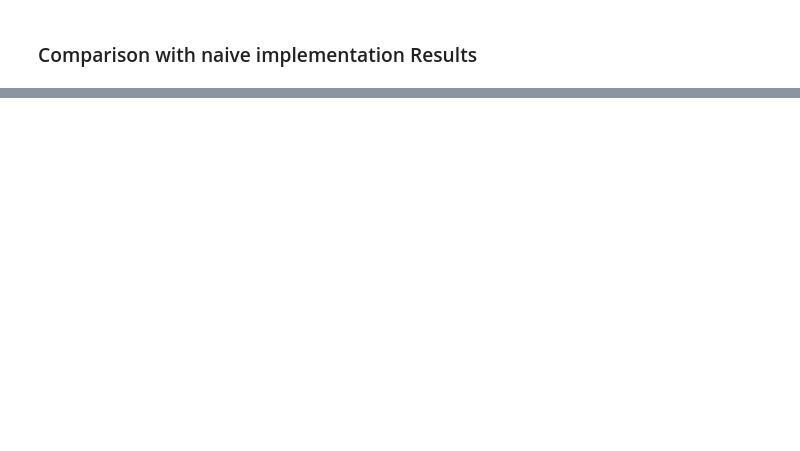
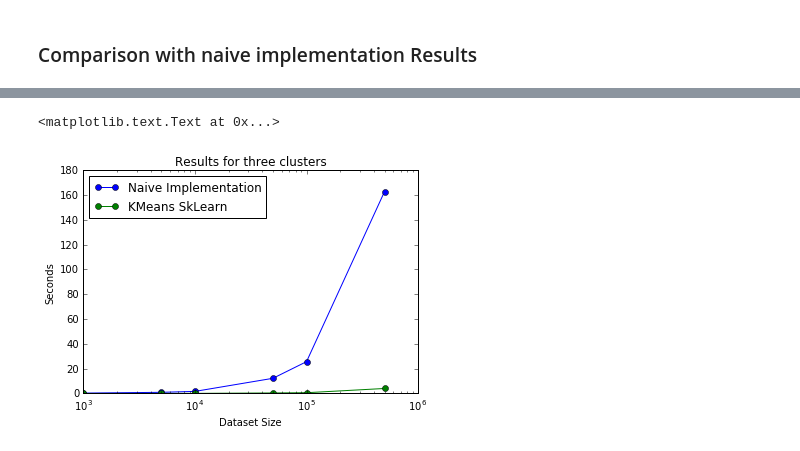
Before and after one commit to Four-Continents/cs207project, a Jupyter notebook: AlgoPaper/Testing Kmeans.ipynb, the cells around one changed output, grey strips where cells are left out. Drawn from its saved outputs; the diff is of its cells as text; code cells hidden in the pictures; blank space fills up the shorter version.

```diff
--- a/AlgoPaper/Testing Kmeans.ipynb
+++ b/AlgoPaper/Testing Kmeans.ipynb
@@ -92,4 +93,4 @@ np.random.seed(0)
 batch_size = 45
 centers = [[1, 1], [-1, -1], [1, -1]]
 n_clusters = len(centers)
-X, labels_true = make_blobs(n_samples=10000, centers=centers, cluster_std=0.7)
+X, labels_true = make_blobs(n_samples=3000, centers=centers, cluster_std=0.7)
@@ -241,0 +360,16 @@ array([0, 1, 2], dtype=int32)
+# %%
+from matplotlib.ticker import ScalarFormatter
+
+fig, ax = plt.subplots()
+
+ax.plot(n,time_naive,'-o',label="Naive Implementation")
+ax.plot(n,time_sk, '-o',label="KMeans SkLearn")
+ax.legend(loc="Upper left")
+ax.set_xscale('log')
+
+ax.set_title("Results for three clusters")
+ax.set_xlabel("Dataset Size")
+ax.set_ylabel('Seconds')
+# %% [output]
+<matplotlib.text.Text at 0x...>
+[figure, added]
```
Also changed, not shown: parts of 22 cells of this notebook, 8 other files.
